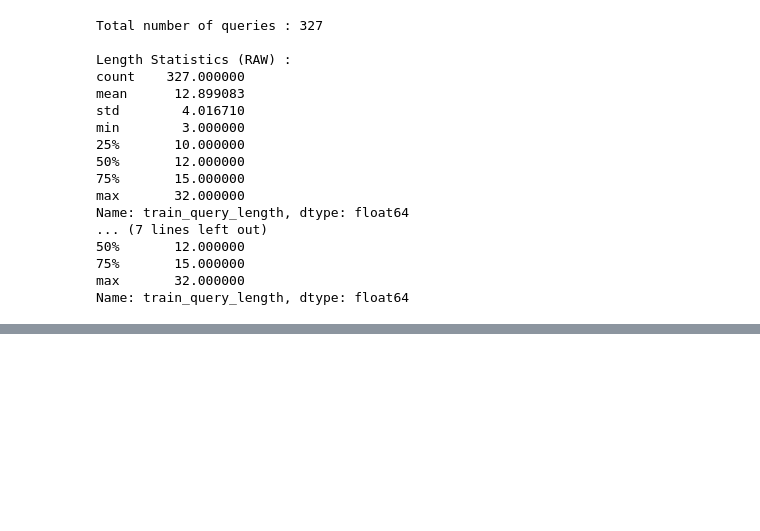
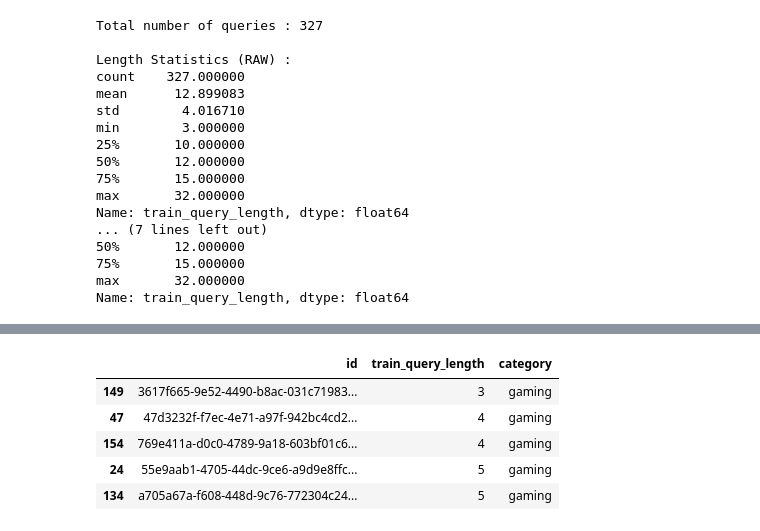
Before and after one commit to AbdelkarimElm/information-retrieval-engine, a Jupyter notebook: information_retrieval_engine.ipynb, the cells around one changed output, grey strips where cells are left out. Drawn from its saved outputs; the diff is of its cells as text; code cells hidden in the pictures; blank space fills up the shorter version.

```diff
--- a/information_retrieval_engine.ipynb
+++ b/information_retrieval_engine.ipynb
@@ -792,0 +814,12 @@ Name: train_query_length, dtype: float64
+# %%
+#top 5 plus courts
+train_queries_df.sort_values("train_query_length", ascending=True).head(5)[
+    ["id", "train_query_length", "category"]
+]
+# %% [output]
+|  | id | train_query_length | category |
+| 149 | 3617f665-9e52-4490-b8ac-031c71983... | 3 | gaming |
+| 47 | 47d3232f-f7ec-4e71-a97f-942bc4cd2... | 4 | gaming |
+| 154 | 769e411a-d0c0-4789-9a18-603bf01c6... | 4 | gaming |
+| 24 | 55e9aab1-4705-44dc-9ce6-a9d9e8ffc... | 5 | gaming |
+| 134 | a705a67a-f608-448d-9c76-772304c24... | 5 | gaming |
```
Also changed, not shown: parts of 3 cells of this notebook.
